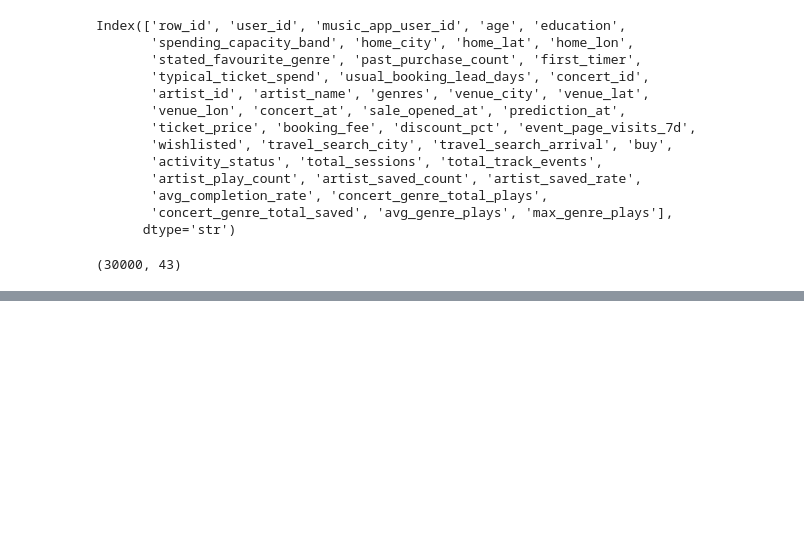
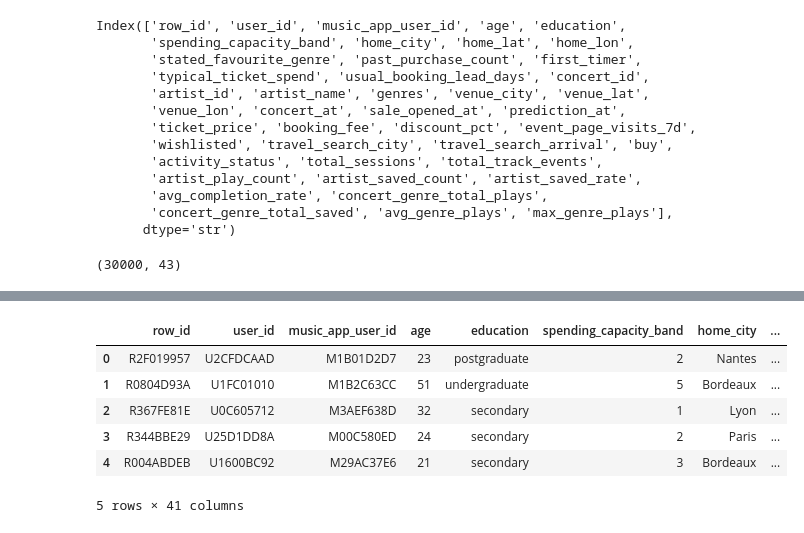
Before and after one commit to tanishka-p0024/DSBA-M1-Data-Challenge, a Jupyter notebook: notebooks/feature_engineering_merging.ipynb, the cells around one changed output, grey strips where cells are left out. Cells and saved outputs as stored; diff of their text form; code cells hidden in the pictures; blank space fills up the shorter version.

```diff
--- a/notebooks/feature_engineering_merging.ipynb
+++ b/notebooks/feature_engineering_merging.ipynb
@@ -521,0 +564,21 @@ enriched_df.shape
+# %%
+import importlib
+import feature_engineering
+import preprocessing
+
+importlib.reload(feature_engineering)
+importlib.reload(preprocessing)
+import feature_engineering
+import preprocessing
+enriched_df = feature_engineering.build_ifeatures(enriched_df)
+enriched_df = preprocessing.remove_cols(enriched_df)
+# %%
+enriched_df.head()
+# %% [output]
+|  | row_id | user_id | music_app_user_id | age | education | spending_capacity_band | home_city | ... |
+| 0 | R2F019957 | U2CFDCAAD | M1B01D2D7 | 23 | postgraduate | 2 | Nantes | ... |
+| 1 | R0804D93A | U1FC01010 | M1B2C63CC | 51 | undergraduate | 5 | Bordeaux | ... |
+| 2 | R367FE81E | U0C605712 | M3AEF638D | 32 | secondary | 1 | Lyon | ... |
+| 3 | R344BBE29 | U25D1DD8A | M00C580ED | 24 | secondary | 2 | Paris | ... |
+| 4 | R004ABDEB | U1600BC92 | M29AC37E6 | 21 | secondary | 3 | Bordeaux | ... |
+5 rows × 41 columns
```
Also changed, not shown: parts of 3 cells of this notebook, 6 other files.
